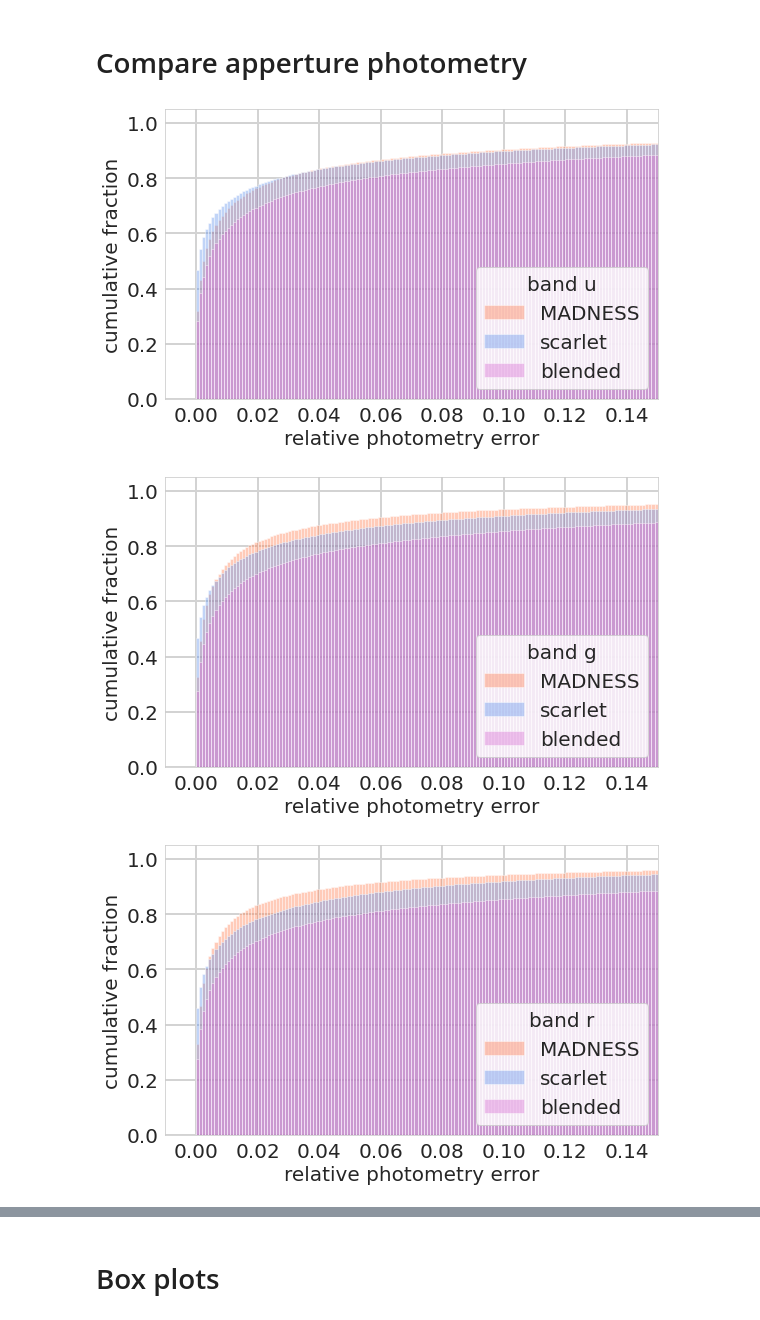
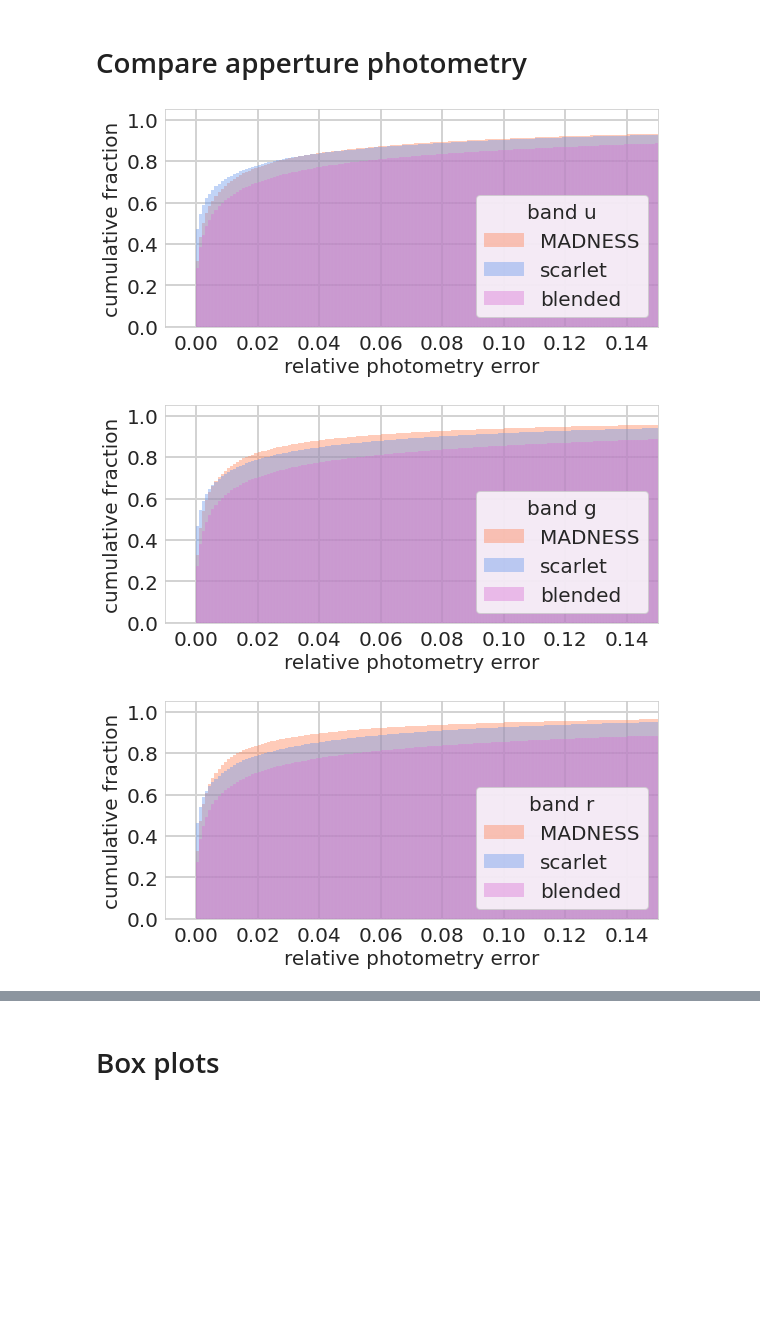
Before and after one commit to b-biswas/MADNESS-legacy, a Jupyter notebook: notebooks/compare_results_high_density.ipynb, the cells around one changed output, grey strips where cells are left out. Cells and saved outputs as stored; diff of their text form; code cells hidden in the pictures; blank space fills up the shorter version.

```diff
--- a/notebooks/compare_results_high_density.ipynb
+++ b/notebooks/compare_results_high_density.ipynb
@@ -44,11 +44,11 @@ scarlet_results = pd.concat(scarlet_results)
 actual_photometry = pd.concat(actual_photometry)
 blended_photometry = pd.concat(blended_photometry)
 # %%
-# mask=madness_results["r_contamination"].values<5
-# madness_results=madness_results[mask]
-# scarlet_results=scarlet_results[mask]
-# actual_photometry=actual_photometry[mask]
-# blended_photometry=blended_photometry[mask]
+mask=madness_results["r_contamination"].values<5
+madness_results=madness_results[mask]
+scarlet_results=scarlet_results[mask]
+actual_photometry=actual_photometry[mask]
+blended_photometry=blended_photometry[mask]
 # %% [markdown]
 # Pixel Covariance
 # %%
@@ -82,7 +118,7 @@ for band_number, band in enumerate(['u', 'g', 'r', 'i', 'z', 'y']):
 # Relative error in apperture photometry errors (r = 5)
 # %%
 def gauss(x, sig, mu, a):
-    return np.exp(-(x-mu)**2/(2*sig**2))/(np.sqrt(2*np.pi)*sig)
+    return 1/np.sqrt(2.*np.pi)/sig*np.exp(-0.5*(x-mu)**2/sig**2)
 # %%
 from scipy.optimize import curve_fit
 from scipy.stats import norm
@@ -197,50 +229,50 @@ for band in ['u', 'g', 'r', 'i', 'z', 'y']:
     sns.set_style("whitegrid")
 #     sns.set_theme(style={"axes.grid": True,'grid.color': 'black',
 # })
-    plt.figure(figsize=(8, 5))
+    plt.figure(figsize=(8, 4))
     bins = np.arange(-1, 1, 0.001)
-    plt.hist(
-        np.abs((madness_results[band+"_phot_flux"].values - actual_photometry[band+"_phot_flux"].values) / actual_photometry[band+"_phot_flux"].values),
+    sns.histplot(
+        x=np.abs((madness_results[band+"_phot_flux"].values - actual_photometry[band+"_phot_flux"].values) / actual_photometry[band+"_phot_flux"].values),
         bins=bins,
         alpha=0.4,
-        density=True,
+        stat='density',
         label="MADNESS",
         cumulative=True,
-        color="coral"
+        color="coral",
     )
 
-    plt.hist(
-        np.abs((scarlet_results[band+"_phot_flux"].values - actual_photometry[band+"_phot_flux"].values) / actual_photometry[band+"_phot_flux"].values),
+    sns.histplot(
+        x=np.abs((scarlet_results[band+"_phot_flux"].values - actual_photometry[band+"_phot_flux"].values) / actual_photometry[band+"_phot_flux"].values),
         bins=bins,
-        density=True,
+        stat="density",
         alpha=0.4,
         label="scarlet",
         cumulative=True,
-        color="cornflowerblue"
+        color="cornflowerblue",
     )
 
-    plt.hist(
-        np.abs((blended_photometry[band+"_phot_flux"].values - actual_photometry[band+"_phot_flux"].values) / actual_photometry[band+"_phot_flux"].values),
+    sns.histplot(
+        x = np.abs((blended_photometry[band+"_phot_flux"].values - actual_photometry[band+"_phot_flux"].values) / actual_photometry[band+"_phot_flux"].values),
         bins=bins,
         alpha=0.4,
-        density=True,
+        stat='density',
         label="blended",
         cumulative=True,
         color="orchid",
     )
     ax = plt.gca()
     ax.grid(color='lightgray', linestyle='-', linewidth=2)
     plt.xlim([-.01, .15])
     plt.xticks(fontsize=20)
     plt.yticks(fontsize=20)
     plt.xlabel("relative photometry error", fontsize=20)
     plt.ylabel("cumulative fraction", fontsize=20)
     plt.legend(fontsize=20, title="band " + band, loc="lower right", title_fontsize=20)
     plt.tight_layout()
     plt.savefig("results/"+ density_level + "_density/cumulative_distib_phot_err_"+band)
     plt.savefig("results/"+ density_level + "_density/cumulative_distib_phot_err_"+band + ".pdf", format="pdf", bbox_inches="tight")
     plt.show()
 # %% [output]
-[figure, old version]
+[figure, new version]
-[figure, old version]
+[figure, new version]
-[figure, old version]
+[figure, new version]
```
Also changed, not shown: parts of 33 cells of this notebook.
